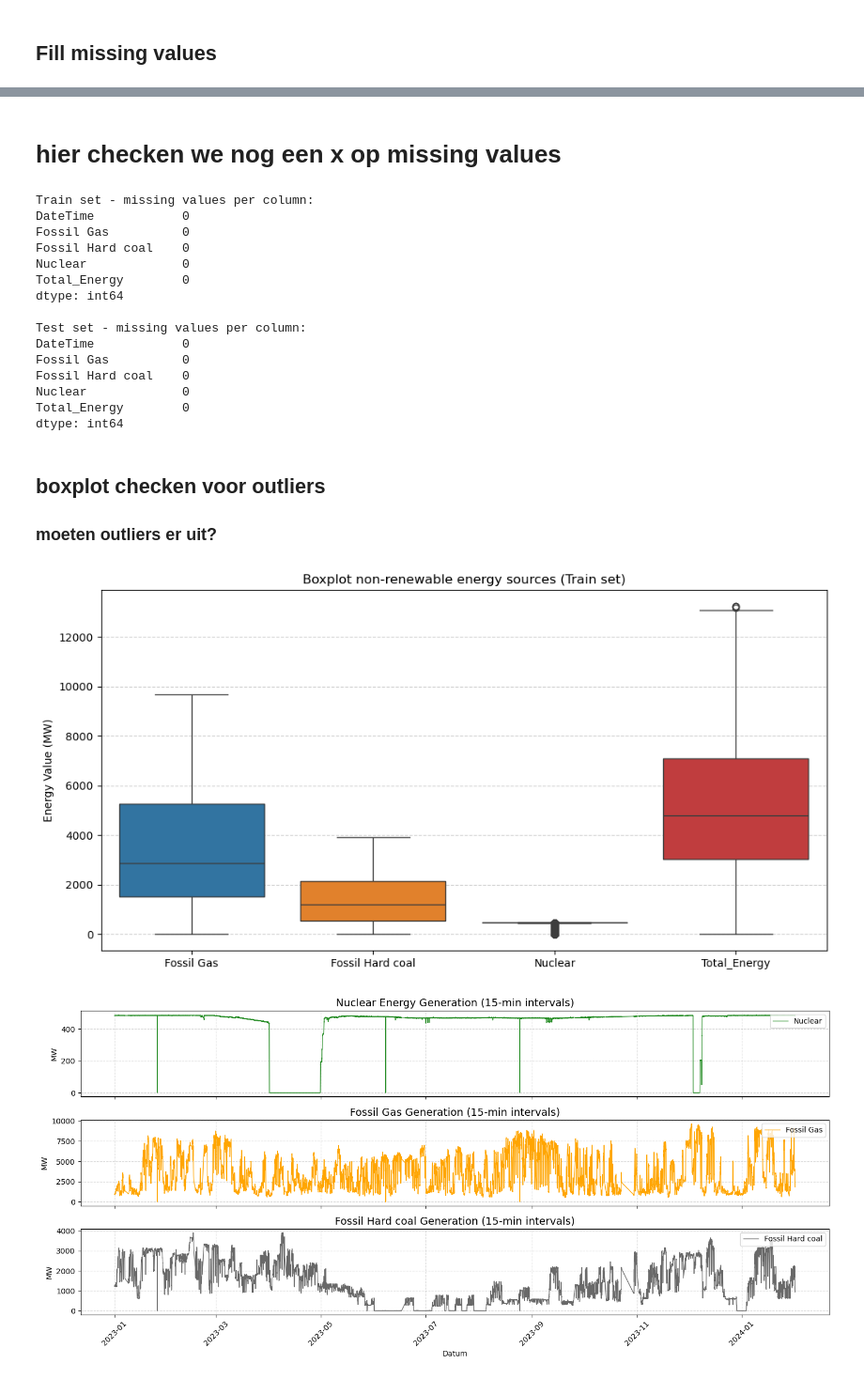
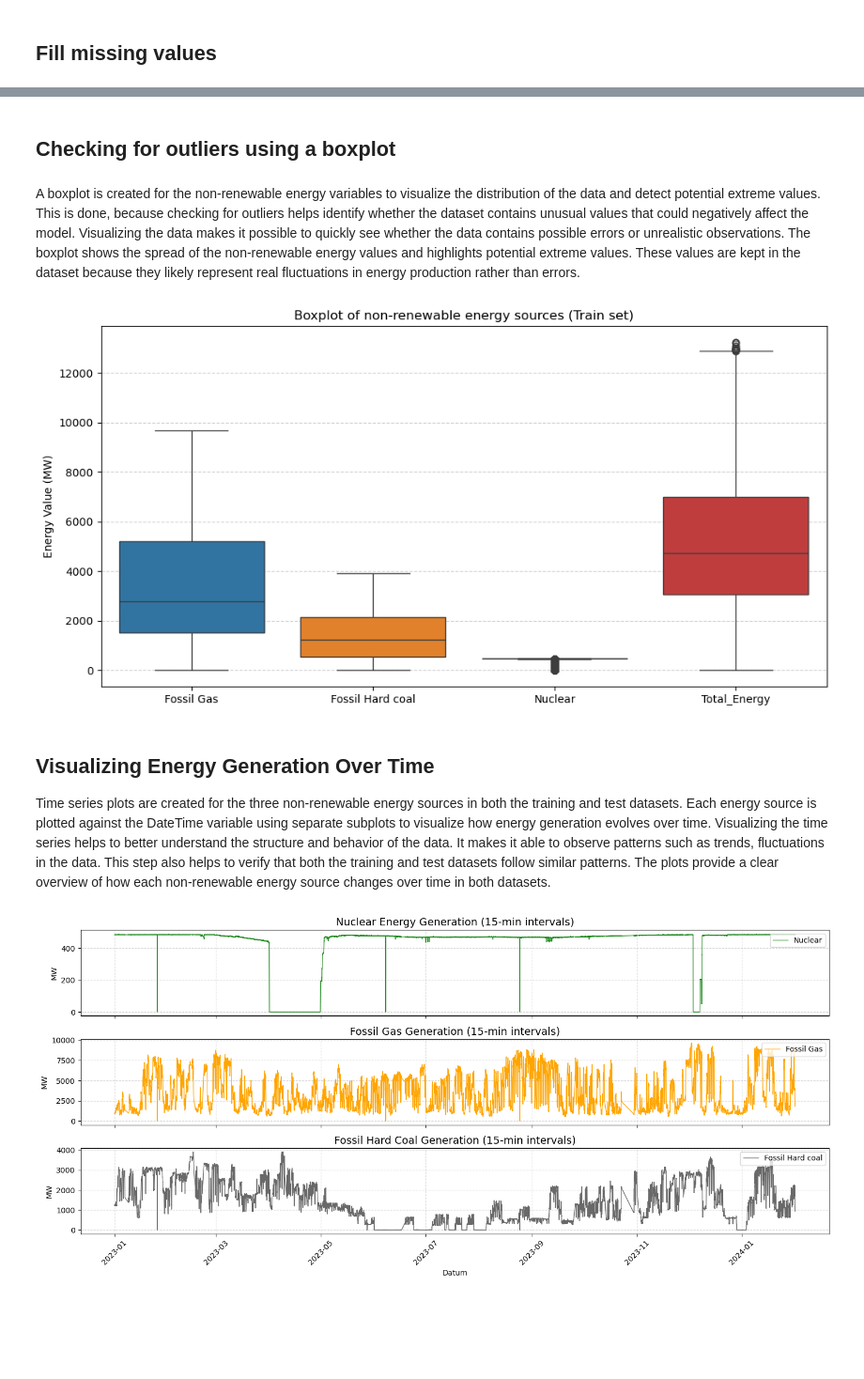
Before and after one commit to daphnemesquita2/1BM110, a Jupyter notebook: Assignment_1 copy.ipynb, the cells around one changed output, grey strips where cells are left out. Shown at 94% size. Drawn from its saved outputs; the diff is of its cells as text; code cells hidden in the pictures; blank space fills up the shorter version.

```diff
--- a/Assignment_1 copy.ipynb
+++ b/Assignment_1 copy.ipynb
@@ -210,40 +221,22 @@ Total_Energy        45
 dtype: int64
-# %% [markdown]
-# hier checken we nog een x op missing values
-# %%
-print("Train set - missing values per column:")
-print(df.isnull().sum())
-
-print("\nTest set - missing values per column:")
-print(test.isnull().sum())
-# %% [output]
-Train set - missing values per column:
-DateTime            0
-Fossil Gas          0
-Fossil Hard coal    0
-Nuclear             0
-Total_Energy        0
-dtype: int64
-
-Test set - missing values per column:
-DateTime            0
-Fossil Gas          0
-Fossil Hard coal    0
-Nuclear             0
-Total_Energy        0
-dtype: int64
-# %% [markdown]
-## boxplot checken voor outliers
-### moeten outliers er uit?
+# %% [markdown]
+## Checking for outliers using a boxplot
+# %% [markdown]
+A boxplot is created for the non-renewable energy variables to visualize the distribution of the data and detect potential extreme values. This is done, because checking for outliers helps identify whether the dataset contains unusual values that could negatively affect the model. Visualizing the data makes it possible to quickly see whether the data contains possible errors or unrealistic observations. The boxplot shows the spread of the non-renewable energy values and highlights potential extreme values. These values are kept in the dataset because they likely represent real fluctuations in energy production rather than errors.
 # %%
 plt.figure(figsize=(12, 6))
 sns.boxplot(data=df.drop(columns=['DateTime']))
-plt.title('Boxplot non-renewable energy sources (Train set)')
+plt.title('Boxplot of non-renewable energy sources (Train set)')
 plt.ylabel('Energy Value (MW)')
 plt.grid(axis='y', linestyle='--', alpha=0.6)
 plt.show()
 # %% [output]
-[figure, old version]
+[figure, new version]
+# %% [markdown]
+## Visualizing Energy Generation Over Time
+
+Time series plots are created for the three non-renewable energy sources in both the training and test datasets. Each energy source is plotted against the DateTime variable using separate subplots to visualize how energy generation evolves over time.
+Visualizing the time series helps to better understand the structure and behavior of the data. It makes it able to observe patterns such as trends, fluctuations in the data. This step also helps to verify that both the training and test datasets follow similar patterns. The plots provide a clear overview of how each non-renewable energy source changes over time in both datasets.
 # %%
 fig, (ax1, ax2, ax3) = plt.subplots(3, 1, figsize=(15, 7), sharex=True)
 
```
Also changed, not shown: parts of 27 cells of this notebook, 2 other files.
